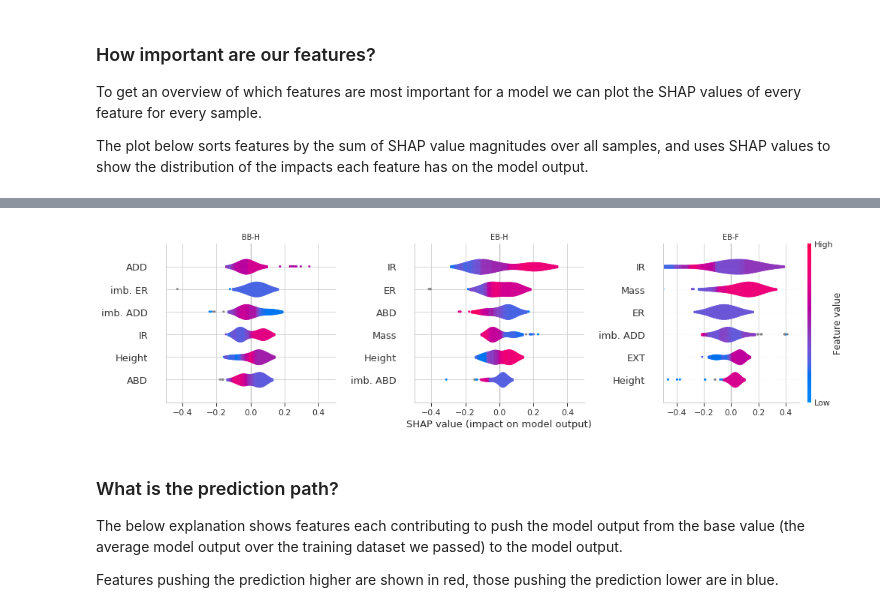
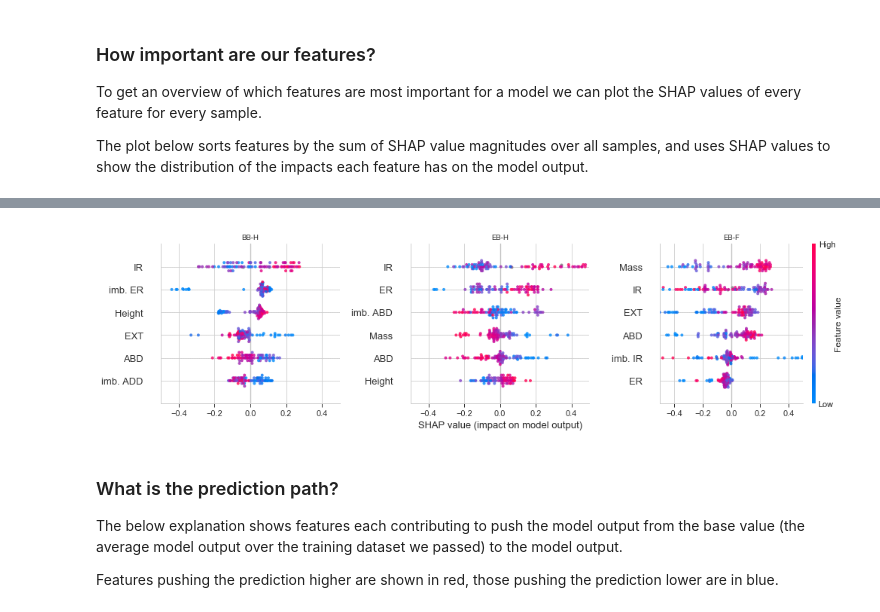
Before and after one commit to romainmartinez/synchro, a Jupyter notebook: synchro.ipynb, the cells around one changed output, grey strips where cells are left out. Saved outputs shown, nothing was run; the diff lists cells and outputs as text; code cells hidden in the pictures.

```diff
--- a/synchro.ipynb
+++ b/synchro.ipynb
@@ -505,15 +510,21 @@ This model replicates the example used in: Kruschke, John. (2012) Bayesian estim
 # %%
-# SAMPLE = False
-# MODEL_PATH = Path("./model/stats")
+SAMPLE = True
+MODEL_PATH = Path("./models/stats")
 
-# trace = {}
-# for imuscle in MUSCLES:
-#     m = best(data=df_comp.query("muscle == @imuscle"), value="mape", group="method")
-#     with m:
-#         if SAMPLE:
-#             trace[imuscle] = pm.sample(10_000, tune=10_000, random_seed=RANDOM_SEED)
-#             pm.save_trace(
-#                 trace[imuscle], directory=MODEL_PATH / imuscle, overwrite=True
-#             )
-#         else:
-#             trace[imuscle] = pm.load_trace(MODEL_PATH / imuscle, model=m)
+trace = {}
+for itarget, itarget_name in enumerate(y_train.columns):
+    print(f"\t{itarget}. {itarget_name}\n")
+
+    d = pd.DataFrame(
+        {"test": y_test[itarget_name], "pred": boosted[itarget_name].predict(X_test)}
+    ).melt(var_name="group", value_name="mva")
+
+    m = best(data=d, value="mva", group="group")
+    with m:
+        if SAMPLE:
+            trace[itarget_name] = pm.sample(10_000, tune=10_000, random_seed=RANDOM_SEED)
+            pm.save_trace(
+                trace[itarget_name], directory=MODEL_PATH / itarget_name, overwrite=True
+            )
+        else:
+            trace[itarget_name] = pm.load_trace(MODEL_PATH / itarget_name, model=m)
@@ -519,0 +549,6 @@ This model replicates the example used in: Kruschke, John. (2012) Bayesian estim
+# %%
+for itarget, itrace in trace.items():
+    trace_vars = pm.trace_to_dataframe(itrace)
+    pm.plot_posterior(itrace, ref_val=0)
+    plt.suptitle(itarget)
+    plt.tight_layout()
@@ -560,30 +599,30 @@ alt.Chart(shap_df_abs.melt(id_vars="target")).mark_bar(color="grey").encode(
 # %%
 fig, ax = plt.subplots(ncols=3, figsize=(14, 4))
 MAX_DISPLAY = 6
 
 for i, itarget in enumerate(y.columns):
     color_bar = True if i == 2 else False
 
     plt.sca(ax[i])
     shap.summary_plot(
         shap_values[itarget],
         X_augmented,
         show=False,
         color_bar=color_bar,
         auto_size_plot=False,
         max_display=MAX_DISPLAY,
-        plot_type="violin",
+        plot_type="dot",
+        alpha=0.8,
     )
     ax[i].set_title(itarget)
     ax[i].set_xlim(-0.5, 0.5)
     if i != 1:
         ax[i].set_xlabel("")
-plt.grid(b=None, axis="y")
 plt.tight_layout()
 sns.despine()
-plt.savefig("./share/fig/shap.svg", dpi=300)
+plt.savefig("/home/romain/Downloads/shap.svg", dpi=300)
 # %% [output]
-[figure, old version]
+[figure, new version]
 # %% [markdown]
 ### What is the prediction path?
 The below explanation shows features each contributing to push the model output from the base value (the average model output over the training dataset we passed) to the model output.
```
Also changed, not shown: parts of 48 cells of this notebook, 14 other files.
